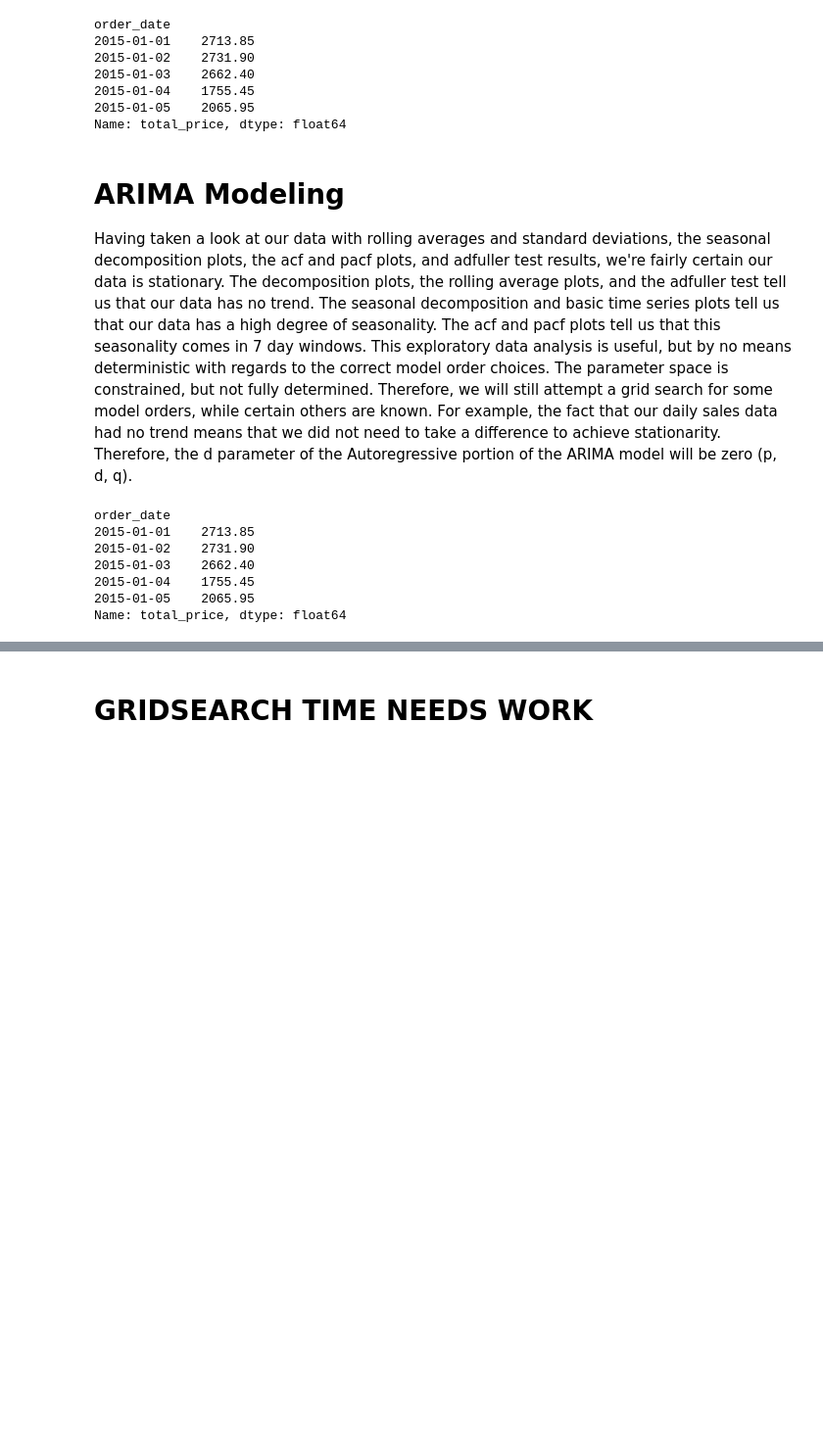
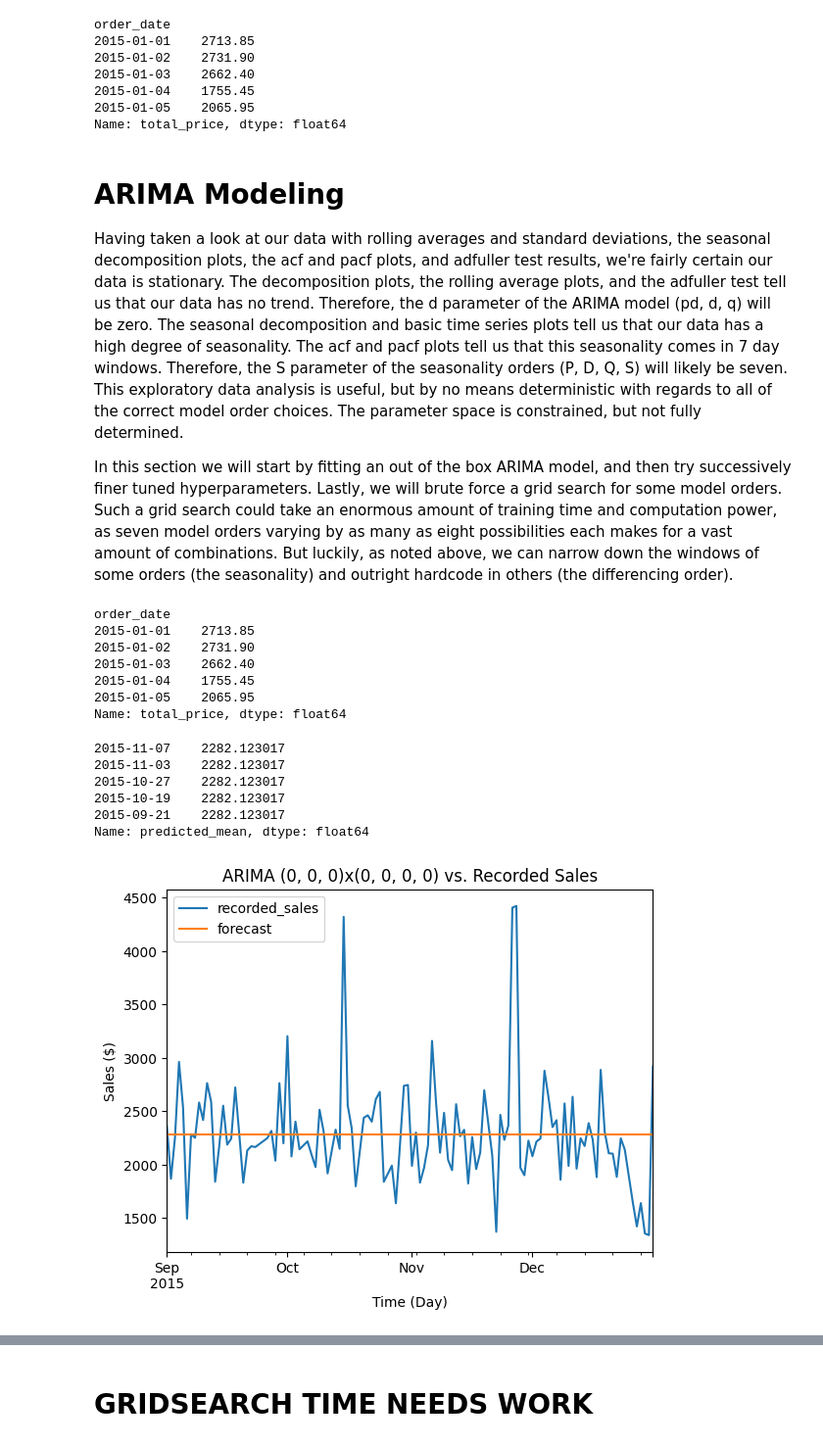
Before and after one commit to Caveexplorer/Kitchen-Sales-Forecasting, a Jupyter notebook: kitchen_sales_forecasting_modeling.ipynb, the cells around one changed output, grey strips where cells are left out. Shown: that part at 98% size. Cells and saved outputs as stored; diff of their text form; code cells hidden in the pictures; blank space fills up the shorter version.

```diff
--- a/kitchen_sales_forecasting_modeling.ipynb
+++ b/kitchen_sales_forecasting_modeling.ipynb
@@ -36,7 +30,9 @@ Name: total_price, dtype: float64
 # %% [markdown]
 # ARIMA Modeling
 
-Having taken a look at our data with rolling averages and standard deviations, the seasonal decomposition plots, the acf and pacf plots, and adfuller test results, we're fairly certain our data is stationary. The decomposition plots, the rolling average plots, and the adfuller test tell us that our data has no trend. The seasonal decomposition and basic time series plots tell us that our data has a high degree of seasonality. The acf and pacf plots tell us that this seasonality comes in 7 day windows. This exploratory data analysis is useful, but by no means deterministic with regards to the correct model order choices. The parameter space is constrained, but not fully determined. Therefore, we will still attempt a grid search for some model orders, while certain others are known. For example, the fact that our daily sales data had no trend means that we did not need to take a difference to achieve stationarity. Therefore, the d parameter of the Autoregressive portion of the ARIMA model will be zero (p, d, q).
+Having taken a look at our data with rolling averages and standard deviations, the seasonal decomposition plots, the acf and pacf plots, and adfuller test results, we're fairly certain our data is stationary. The decomposition plots, the rolling average plots, and the adfuller test tell us that our data has no trend. Therefore, the d parameter of the ARIMA model (pd, d, q) will be zero. The seasonal decomposition and basic time series plots tell us that our data has a high degree of seasonality. The acf and pacf plots tell us that this seasonality comes in 7 day windows. Therefore, the S parameter of the seasonality orders (P, D, Q, S) will likely be seven. This exploratory data analysis is useful, but by no means deterministic with regards to all of the correct model order choices. The parameter space is constrained, but not fully determined.
+
+In this section we will start by fitting an out of the box ARIMA model, and then try successively finer tuned hyperparameters. Lastly, we will brute force a grid search for some model orders. Such a grid search could take an enormous amount of training time and computation power, as seven model orders varying by as many as eight possibilities each makes for a vast amount of combinations. But luckily, as noted above, we can narrow down the windows of some orders (the seasonality) and outright hardcode in others (the differencing order).
 # %%
 # Designate train/test split. Since this is a time series, order matters. Therefore when making our split, we must preserve the order of data points.
 # To do this we simply take the first nine months for our training data and reserve the remaining three months for testing data.
@@ -52,3 +48,30 @@ order_date
 2015-01-04    1755.45
 2015-01-05    2065.95
 Name: total_price, dtype: float64
+# %%
+# Create and fit the ARIMA model
+# A first pass, using all 1's for model orders except for seasonality (7)
+model = ARIMA(endog=train, order=(0, 0, 0), seasonal_order=(0, 0, 0, 0), freq = 'D')
+results = model.fit()
+# %%
+# Create and store predictions for the beginning of the range of dates contained in the test set (September 1st through December 31st)
+predictions = results.predict(start = test.index[0], end = test.index[-1])
+predictions.sample(5)
+# %% [output]
+2015-11-07    2282.123017
+2015-11-03    2282.123017
+2015-10-27    2282.123017
+2015-10-19    2282.123017
+2015-09-21    2282.123017
+Name: predicted_mean, dtype: float64
+# %%
+# Visually inspect the ARIMA model's predictions against the holdout set
+forecast = pd.concat([test, predictions], axis = 1) # Assemble test set and forecast into one dataframe
+forecast.rename(columns = {'total_price': 'recorded_sales', 'predicted_mean': 'forecast'}, inplace = True) # rename columns to be more intuitive
+forecast.plot()
+plt.title(f'ARIMA {model.order}x{model.seasonal_order} vs. Recorded Sales')
+plt.xlabel('Time (Day)')
+plt.ylabel('Sales ($)')
+plt.show()
+# %% [output]
+[figure, added]
```
Also changed, not shown: parts of 56 cells of this notebook.
